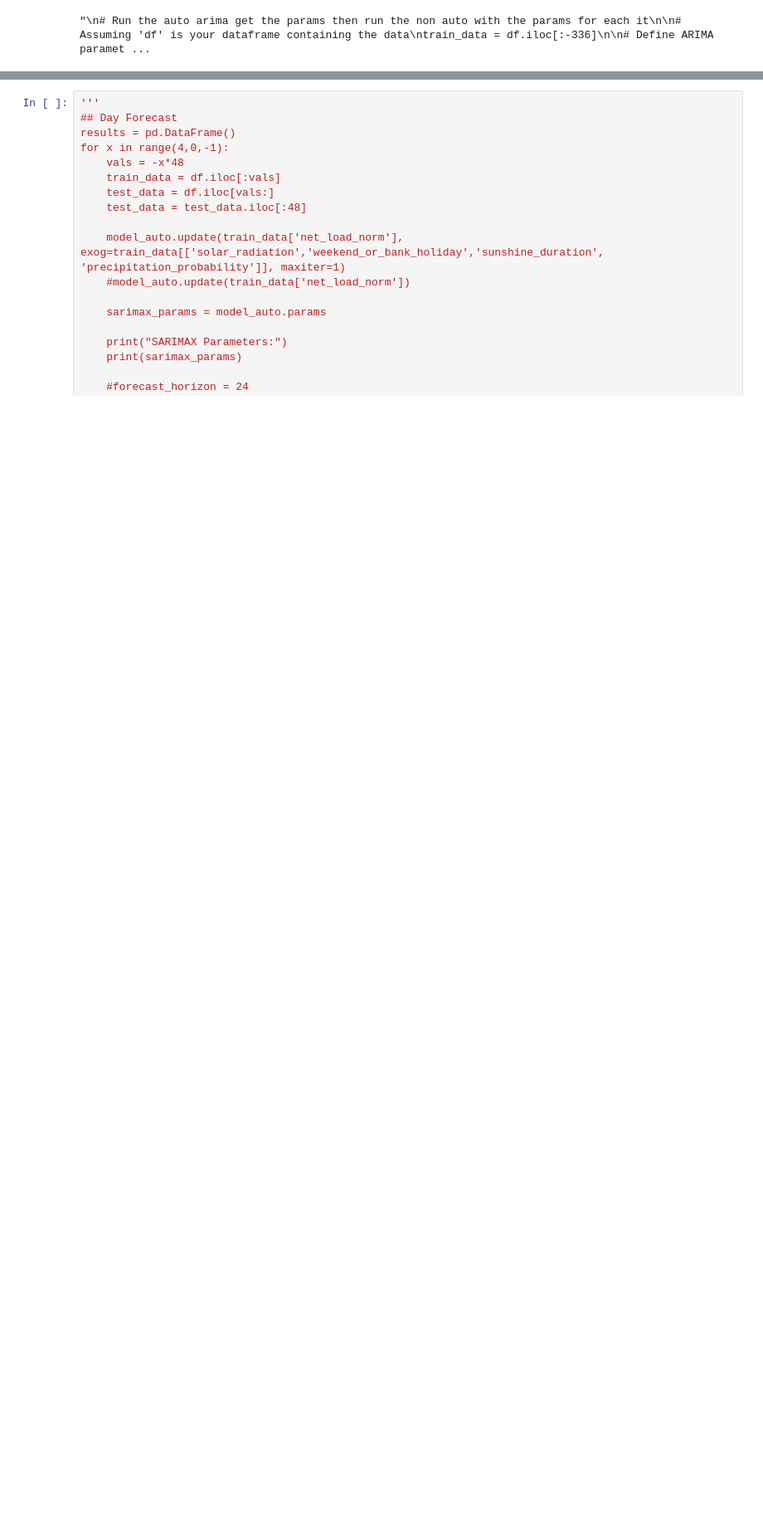
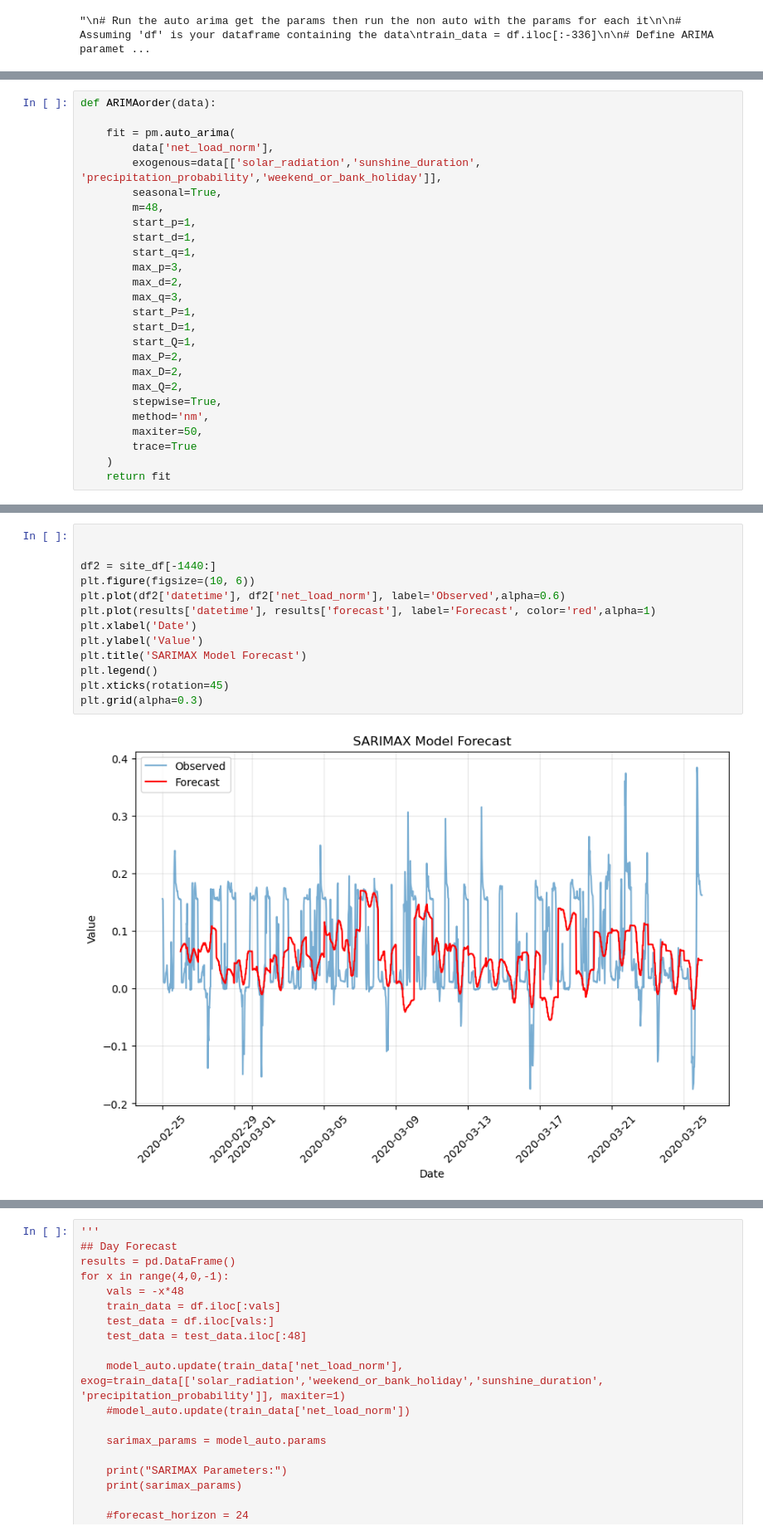
Before and after one commit to dguiraldes/aml_project, a Jupyter notebook: wills_code.ipynb, the cells around one changed output, grey strips where cells are left out. Shown at 83% size. Drawn from its saved outputs; the diff is of its cells as text; blank space fills up the shorter version.

```diff
--- a/wills_code.ipynb
+++ b/wills_code.ipynb
@@ -286,0 +282,26 @@ with tqdm(total=1) as pbar:
+# %%
+def ARIMAorder(data):
+
+    fit = pm.auto_arima(
+        data['net_load_norm'],
+        exogenous=data[['solar_radiation','sunshine_duration', 'precipitation_probability','weekend_or_bank_holiday']],
+        seasonal=True,
+        m=48,
+        start_p=1,
+        start_d=1,
+        start_q=1,
+        max_p=3,
+        max_d=2,
+        max_q=3,
+        start_P=1,
+        start_D=1,
+        start_Q=1,
+        max_P=2,
+        max_D=2,
+        max_Q=2,
+        stepwise=True,
+        method='nm',
+        maxiter=50,
+        trace=True
+    )
+    return fit
@@ -286,0 +420,15 @@ with tqdm(total=1) as pbar:
+# %%
+
+
+df2 = site_df[-1440:]
+plt.figure(figsize=(10, 6))
+plt.plot(df2['datetime'], df2['net_load_norm'], label='Observed',alpha=0.6)
+plt.plot(results['datetime'], results['forecast'], label='Forecast', color='red',alpha=1)
+plt.xlabel('Date')
+plt.ylabel('Value')
+plt.title('SARIMAX Model Forecast')
+plt.legend()
+plt.xticks(rotation=45)
+plt.grid(alpha=0.3)
+# %% [output]
+[figure, added]
```
Also changed, not shown: parts of 14 cells of this notebook.
